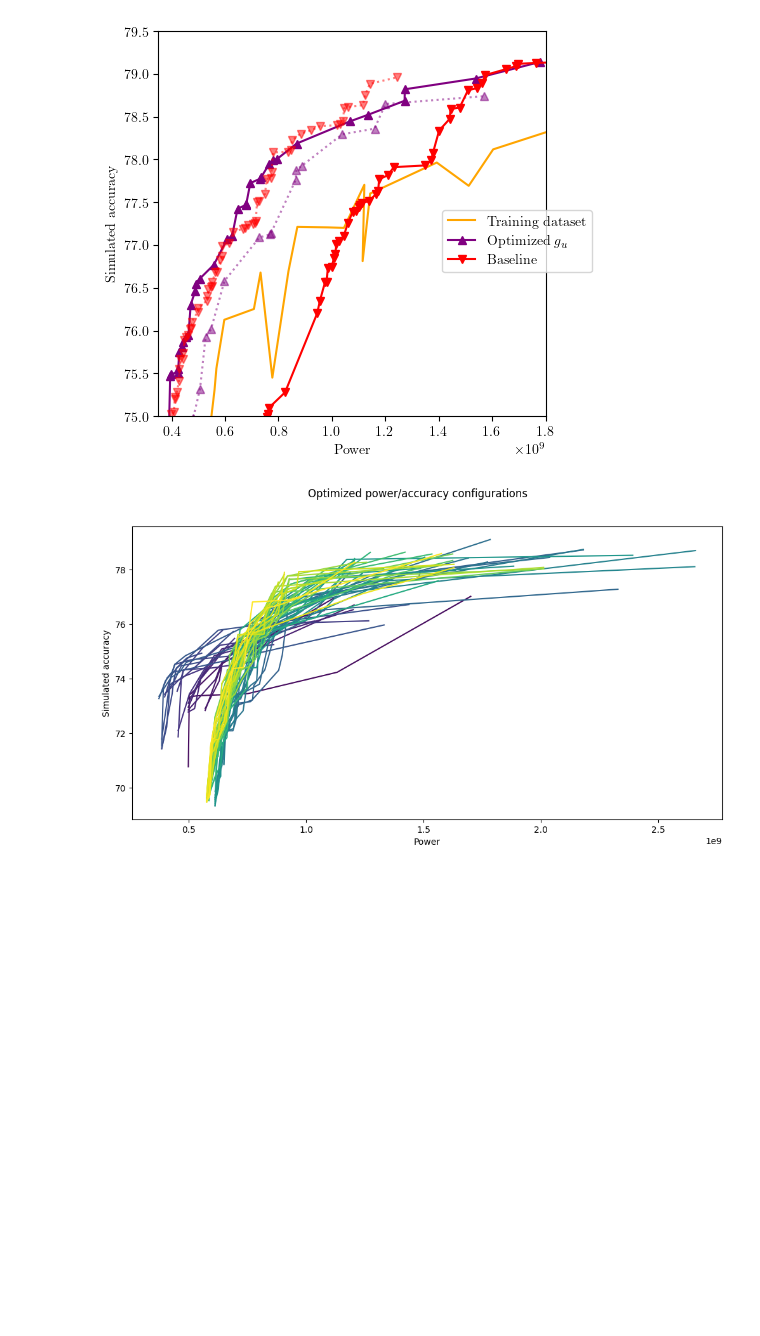
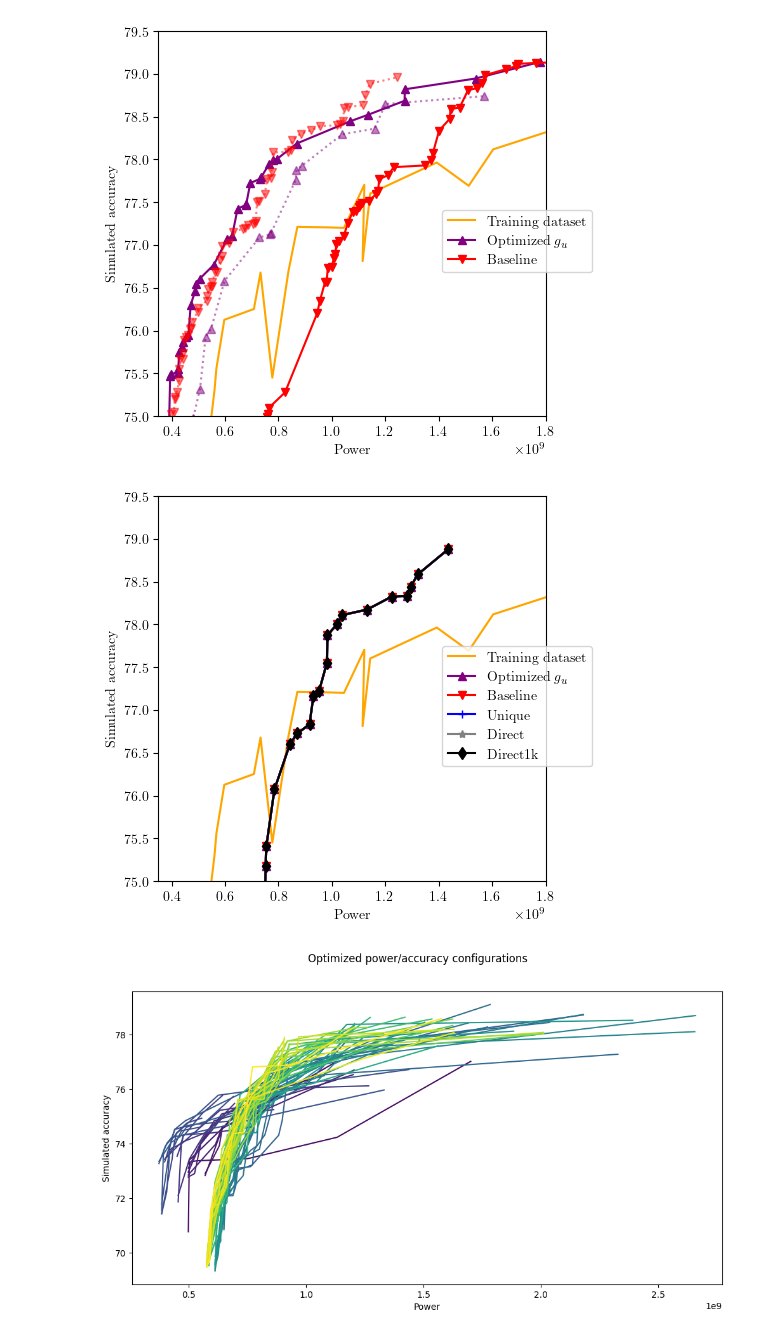
Before and after one commit to sebastienwood/MemSE, a Jupyter notebook: experiments/conference_2/notebooks/ga_power_accuracy.ipynb, the cells around one changed output. Drawn from its saved outputs; the diff is of its cells as text; code cells hidden in the pictures; blank space fills up the shorter version.

```diff
--- a/experiments/conference_2/notebooks/ga_power_accuracy.ipynb
+++ b/experiments/conference_2/notebooks/ga_power_accuracy.ipynb
@@ -210,6 +240,59 @@ plt.savefig("nas_baseline.pdf", format="pdf", bbox_inches="tight")
 plt.show()
 # %% [output]
 [figure]
+# %%
+fig, ax = plt.subplots(figsize=(5,5))
+def plot_pareto_frontier(Xs, Ys, maxX=True, maxY=False):
+    '''Pareto frontier selection process'''
+    sorted_list = sorted([[Xs[i], Ys[i]] for i in range(len(Xs))], reverse=maxY)
+    pareto_front = [sorted_list[0]]
+    for pair in sorted_list[1:]:
+        if maxY:
+            if pair[1] >= pareto_front[-1][1]:
+                pareto_front.append(pair)
+        else:
+            if pair[1] >= pareto_front[-1][1]:
+                pareto_front.append(pair)
+    pf_X = [pair[0] for pair in pareto_front]
+    pf_Y = [pair[1] for pair in pareto_front]
+    return pf_X, pf_Y
+
+def plot_dict(d, name, color, no_estimators=False, no_multed=False, multed_simplification=True, marker=None):
+    ax.plot(*d['pf'], label=f'{name}', color=color, marker=marker)
+    if not no_estimators:
+        ax.plot(*d['estimators'], label=f'{name}', linestyle='--', color=color)
+    if 'multed' in d and not no_multed:
+        if multed_simplification:
+            m_fusion_a, m_fusion_p = [], []
+            for i in range(len(d['multed'][0])):
+                m_fusion_a.extend(d['multed'][1][i])
+                m_fusion_p.extend(d['multed'][0][i])
+            pf_p, pf_a = plot_pareto_frontier(m_fusion_p, m_fusion_a)
+            ax.plot(pf_p, pf_a, color=color, linestyle='dotted', alpha=0.5, marker=marker)
+        else:
+            for i in range(len(d['multed'][0])):
+                pows, accs = d['multed'][0][i], d['multed'][1][i]
+                zipped = list(zip(pows, accs))
+                sort_z = sorted(zipped, key=lambda x: x[0])
+                ax.plot([s[0] for s in sort_z], [s[1] for s in sort_z], color=color, linestyle='dotted', alpha=0.5, marker=marker)
+
+
+ax.set_xlabel('Power')
+ax.set_ylabel('Simulated accuracy')
+plot_dict(ga_dataset, name='Training dataset', color='orange', no_estimators=True)
+
+gap.plot_pareto_front_for_max_gen(ax, label='Optimized $g_u$', color='purple', marker='^')
+gap_const_sigmoid.plot_pareto_front_for_max_gen(ax, label='Baseline', color='red', marker='v')
+gap_unique.plot_pareto_front_for_max_gen(ax, label='Unique', color='blue', marker='+')
+ga_direct.plot_pareto_front_for_max_gen(ax, label='Direct', color='gray', marker='*')
+ga_direct1k.plot_pareto_front_for_max_gen(ax, label='Direct1k', color='black', marker='d')
+fig.legend(loc='center right')
+plt.xlim(left=0.35e9, right=1.8e9)
+plt.ylim(bottom=75, top=79.5)
+plt.savefig("nas_baseline.pdf", format="pdf", bbox_inches="tight")
+plt.show()
+# %% [output]
+[figure, added]
 # %%
 w = ga_direct1k
 fig, ax = plt.subplots(figsize=(12,6))
```
Also changed, not shown: parts of 3 cells of this notebook, 4 other files.
